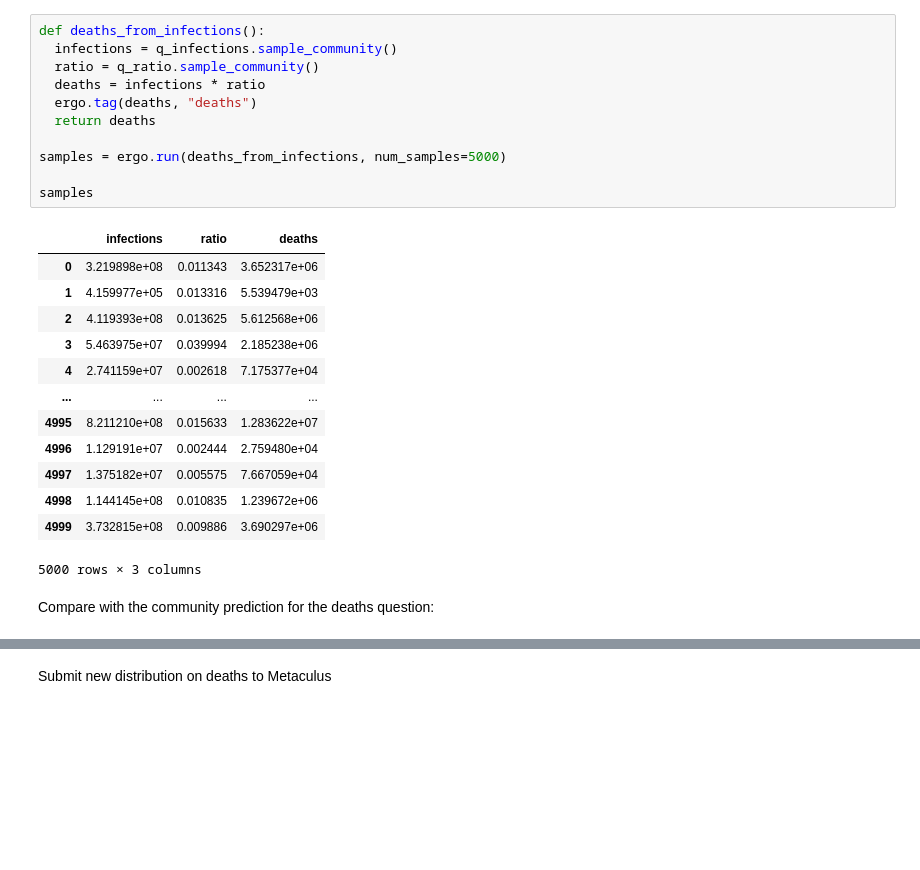
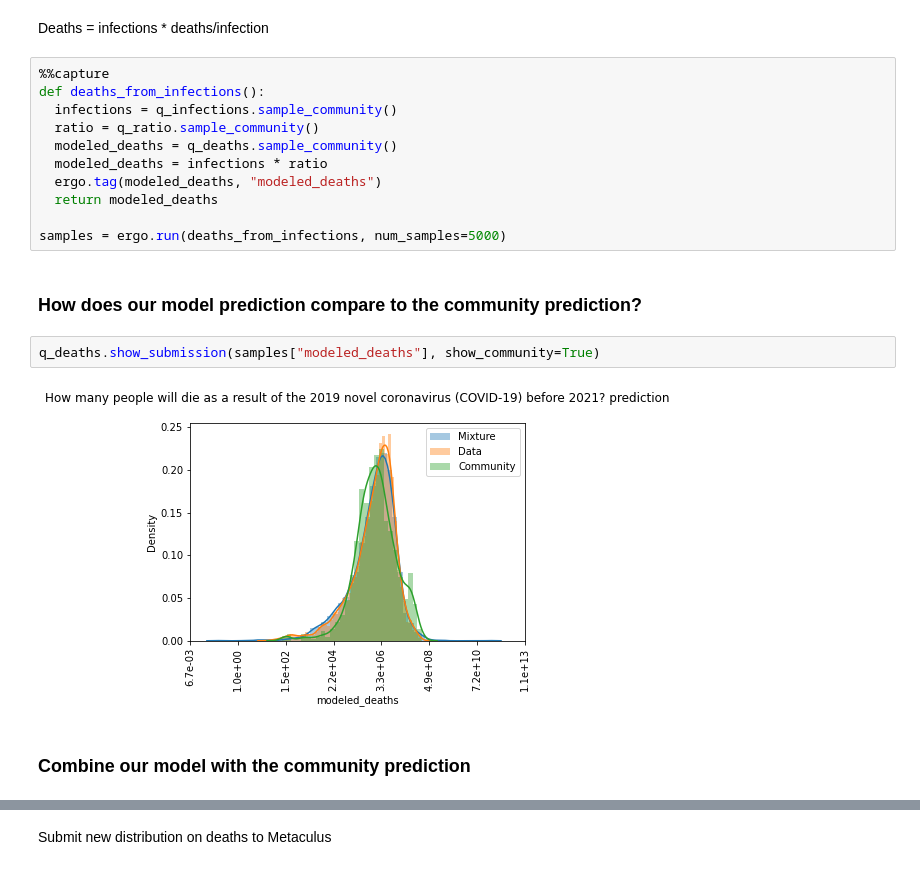
Before and after one commit to oughtinc/ergo, a Jupyter notebook: notebooks/community-distributions.ipynb, the cells around one changed output, grey strips where cells are left out. Drawn from its saved outputs; the diff is of its cells as text; blank space fills up the shorter version.

```diff
--- a/notebooks/community-distributions.ipynb
+++ b/notebooks/community-distributions.ipynb
@@ -28,27 +41,21 @@ Build a model that relates the questions:
+# %% [markdown]
+Deaths = infections * deaths/infection
 # %%
+%%capture
 def deaths_from_infections():
   infections = q_infections.sample_community()
   ratio = q_ratio.sample_community()
-  deaths = infections * ratio
-  ergo.tag(deaths, "deaths")
-  return deaths
+  modeled_deaths = q_deaths.sample_community()
+  modeled_deaths = infections * ratio
+  ergo.tag(modeled_deaths, "modeled_deaths")
+  return modeled_deaths
 
 samples = ergo.run(deaths_from_infections, num_samples=5000)
-
-samples
-# %% [output]
-|  | infections | ratio | deaths |
-| 0 | 3.219898e+08 | 0.011343 | 3.652317e+06 |
-| 1 | 4.159977e+05 | 0.013316 | 5.539479e+03 |
-| 2 | 4.119393e+08 | 0.013625 | 5.612568e+06 |
-| 3 | 5.463975e+07 | 0.039994 | 2.185238e+06 |
-| 4 | 2.741159e+07 | 0.002618 | 7.175377e+04 |
-| ... | ... | ... | ... |
-| 4995 | 8.211210e+08 | 0.015633 | 1.283622e+07 |
-| 4996 | 1.129191e+07 | 0.002444 | 2.759480e+04 |
-| 4997 | 1.375182e+07 | 0.005575 | 7.667059e+04 |
-| 4998 | 1.144145e+08 | 0.010835 | 1.239672e+06 |
-| 4999 | 3.732815e+08 | 0.009886 | 3.690297e+06 |
-5000 rows × 3 columns
+# %% [markdown]
+### How does our model prediction compare to the community prediction?
+# %%
+q_deaths.show_submission(samples["modeled_deaths"], show_community=True)
+# %% [output]
+[figure, added]
 # %% [markdown]
-Compare with the community prediction for the deaths question:
+### Combine our model with the community prediction
```
Also changed, not shown: parts of 25 cells of this notebook, 2 other files.
